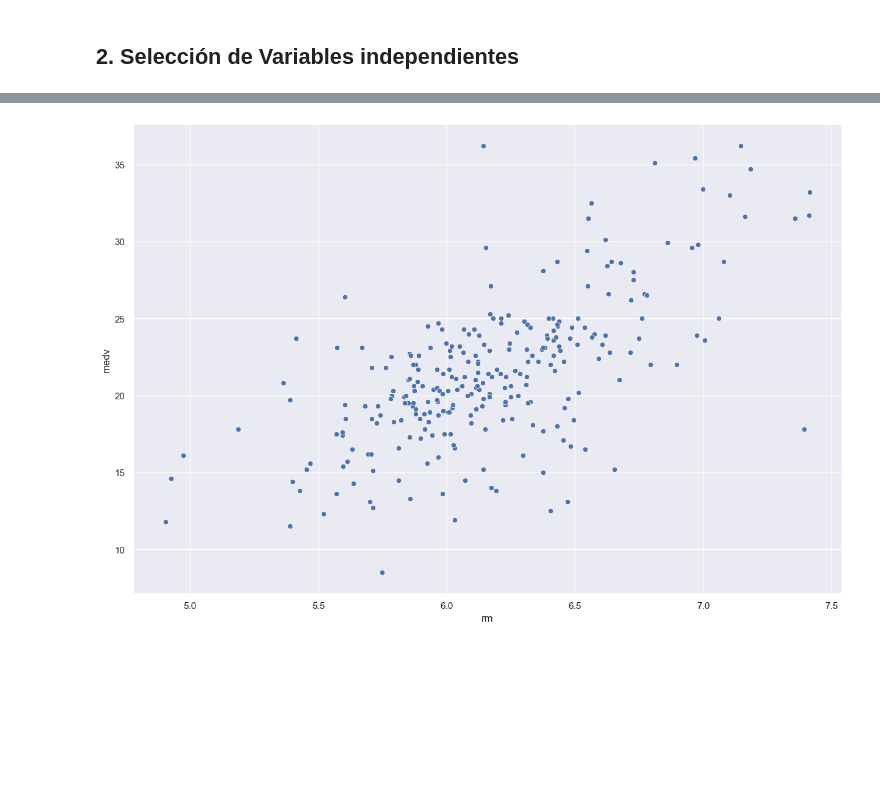
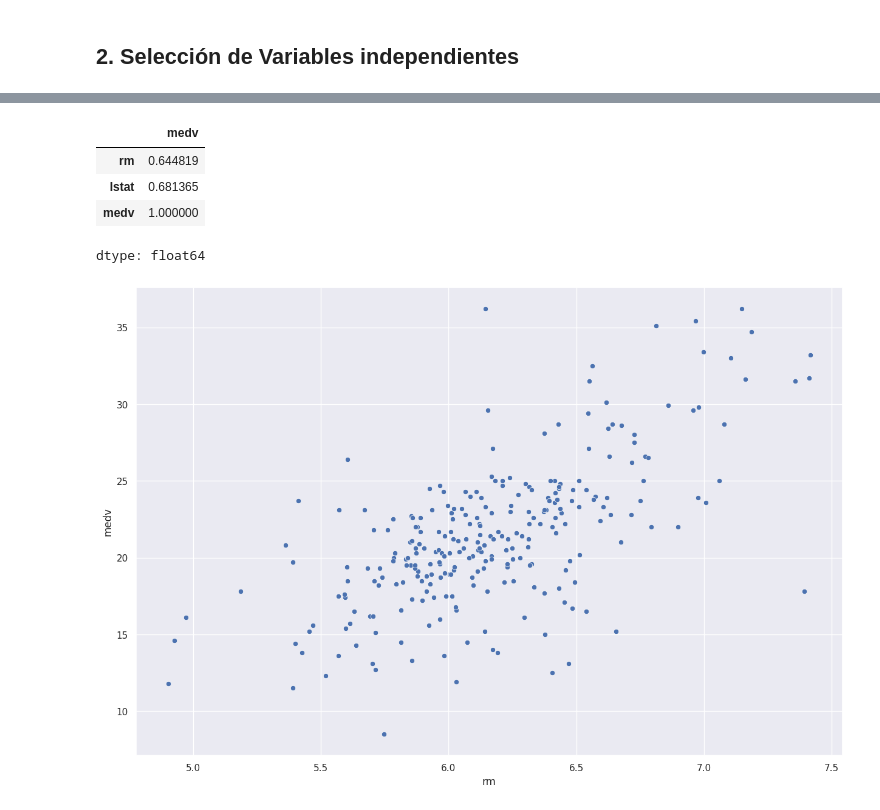
Before and after one commit to gachet/ad-1-24, a Jupyter notebook: algo/SOLUC_Práctica_Regresión_LIneal_1_(2).ipynb, the cells around one changed output, grey strips where cells are left out. Cells and saved outputs as stored; diff of their text form; code cells hidden in the pictures; blank space fills up the shorter version.

```diff
--- a/algo/SOLUC_Práctica_Regresión_LIneal_1_(2).ipynb
+++ b/algo/SOLUC_Práctica_Regresión_LIneal_1_(2).ipynb
@@ -93,3 +93,14 @@ print(selected_variables)
+# %%
+relevant_features = abs(corr_matrix["medv"])
+relevant_features = relevant_features[relevant_features > 0.5]
+# %%
+relevant_features
+# %% [output]
+|  | medv |
+| rm | 0.644819 |
+| lstat | 0.681365 |
+| medv | 1.000000 |
+dtype: float64
 # %%
 # Grafico de dispersion de cada variable seleccionada con respecto a "mdev"
 for variable in selected_variables:
```
Also changed, not shown: parts of 14 cells of this notebook.
